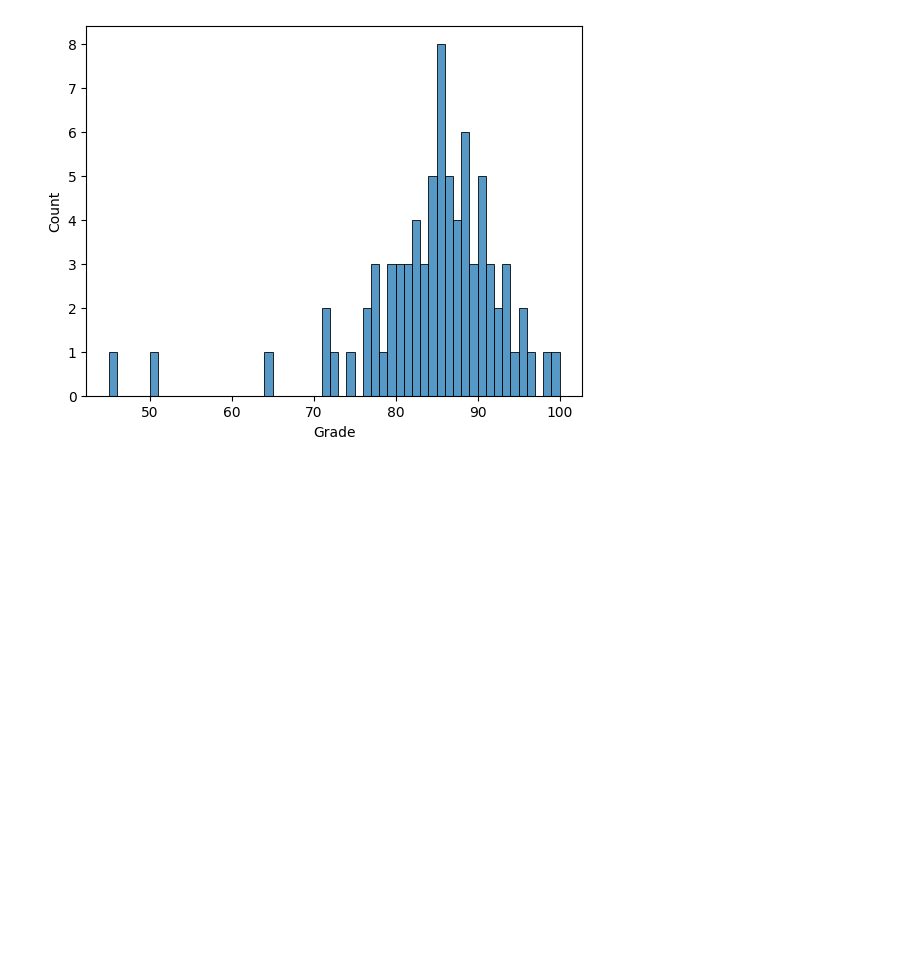
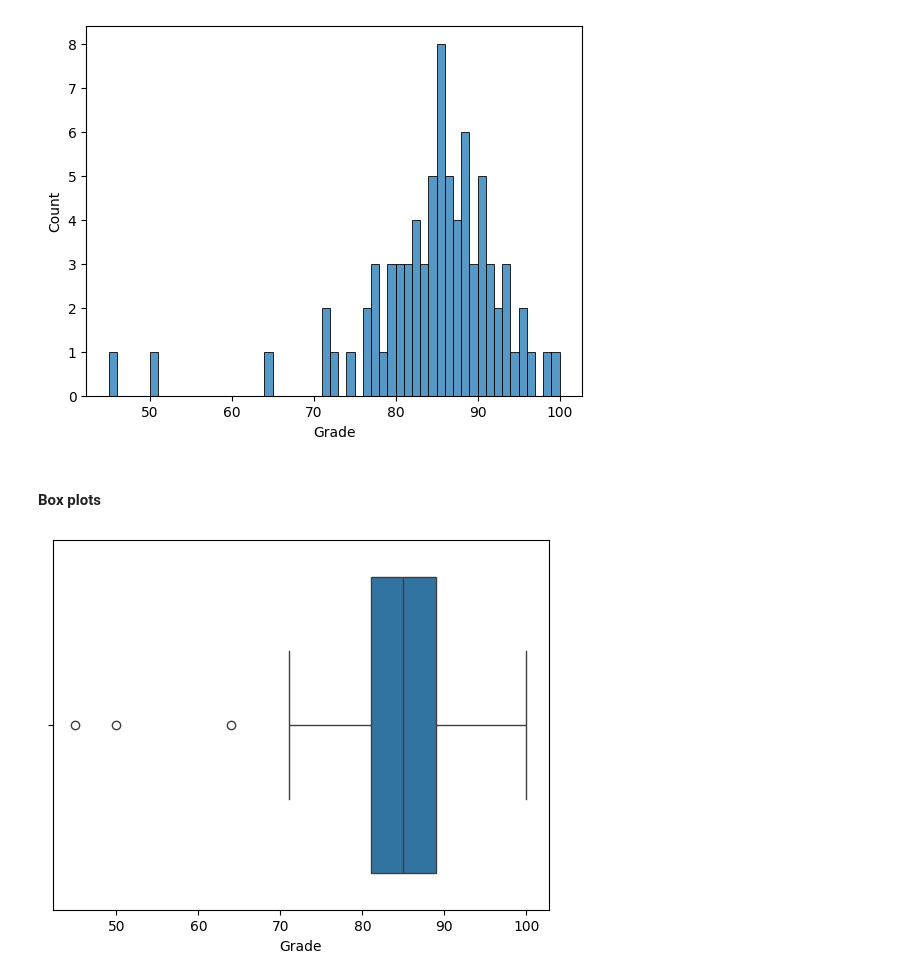
Before and after one commit to hermanconnor/data-prep-and-eda-python, a Jupyter notebook: 2-cleaning-data/cleaning_data.ipynb, the cells around one changed output. Saved outputs shown, nothing was run; the diff lists cells and outputs as text; code cells hidden in the pictures; blank space fills up the shorter version.

```diff
--- a/2-cleaning-data/cleaning_data.ipynb
+++ b/2-cleaning-data/cleaning_data.ipynb
@@ -674,3 +674,10 @@ sns.histplot(df.Grade);
 sns.histplot(df.Grade, binwidth=1);
 # %% [output]
 [figure]
+# %% [markdown]
+#### Box plots
+# %%
+# box plot
+sns.boxplot(x=df.Grade);
+# %% [output]
+[figure, added]
```
Also changed, not shown: parts of 9 cells of this notebook.
